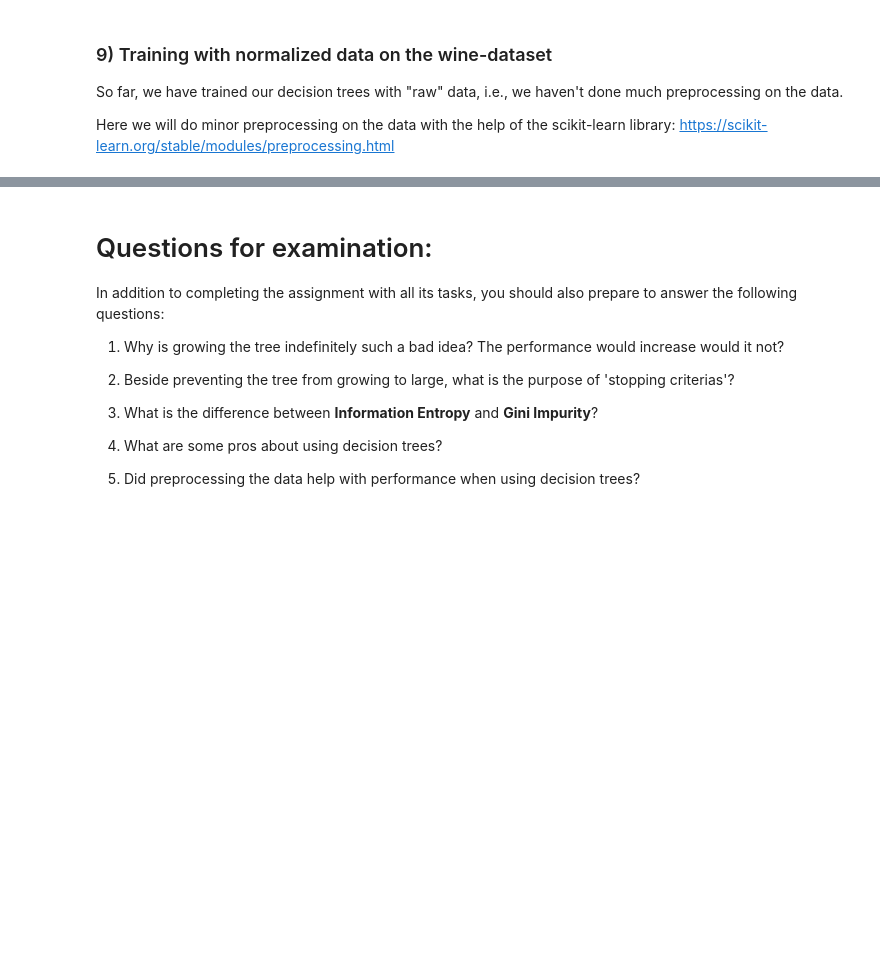
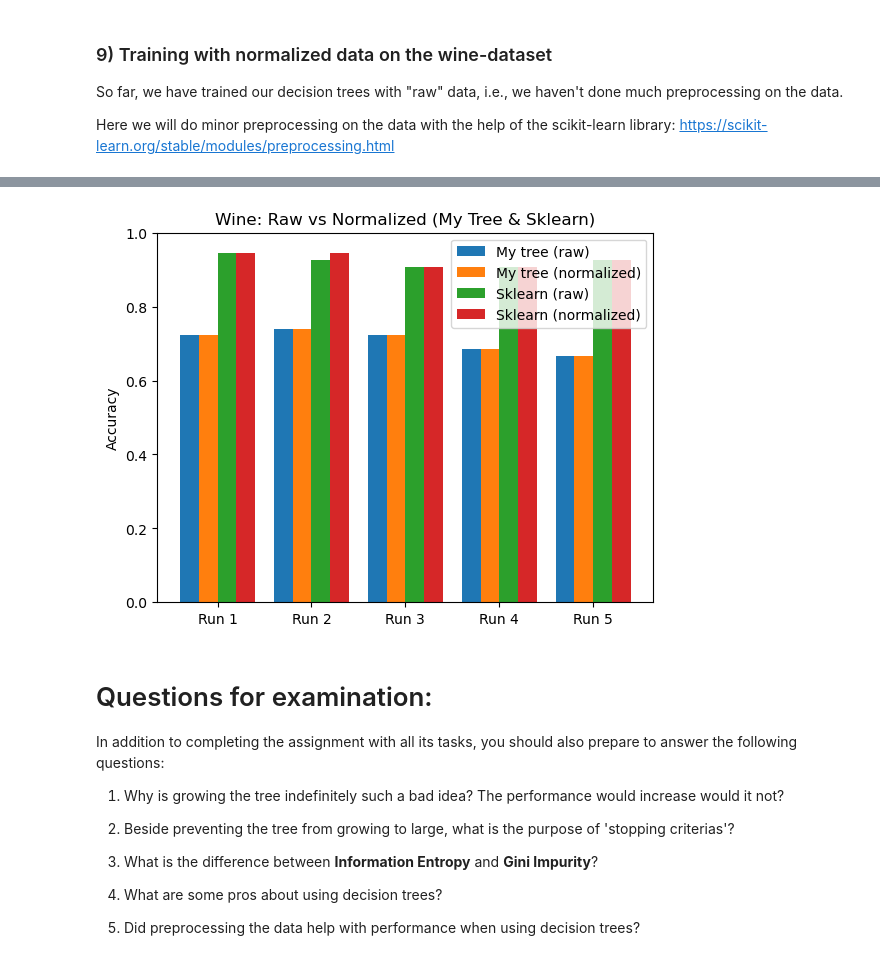
Before and after one commit to EdiOne07/Decision-Trees-Algorithm, a Jupyter notebook: ML-Assignment 2 - Student names.ipynb, the cells around one changed output, grey strips where cells are left out. Saved outputs shown, nothing was run; the diff lists cells and outputs as text; code cells hidden in the pictures; blank space fills up the shorter version.

```diff
--- a/ML-Assignment 2 - Student names.ipynb
+++ b/ML-Assignment 2 - Student names.ipynb
@@ -467,0 +472,77 @@ from sklearn import preprocessing
+# %%
+from sklearn import preprocessing
+
+data_wine = pd.read_csv("wine.csv", skiprows=[1]).to_numpy()
+X = data_wine[:, :-1].astype(float)
+y = data_wine[:, -1]
+
+n_runs = 5
+
+my_accs_raw = []
+my_accs_norm = []
+
+sk_accs_raw = []
+sk_accs_norm = []
+
+for i in range(n_runs):
+    # ---- split (raw) ----
+    X_train, X_test, y_train, y_test = train_test_split(
+        X, y, test_size=0.3, shuffle=True, random_state=i
+    )
+
+    # ---- split (normalized) ----
+    scaler = preprocessing.MinMaxScaler()
+    X_train_norm = scaler.fit_transform(X_train)
+    X_test_norm = scaler.transform(X_test)
+
+    # ===== My tree: RAW =====
+    train_data_raw = np.column_stack((X_train, y_train))
+    tree_raw = grow_tree(train_data_raw, feature_types_wine, max_depth=5, min_samples=2)
+    y_pred_my_raw = np.array([predict_with_tree(tree_raw, s, feature_types_wine) for s in X_test])
+    my_accs_raw.append(accuracy_score(y_test, y_pred_my_raw))
+
+    # ===== My tree: NORMALIZED =====
+    train_data_norm = np.column_stack((X_train_norm, y_train))
+    tree_norm = grow_tree(train_data_norm, feature_types_wine, max_depth=5, min_samples=2)
+    y_pred_my_norm = np.array([predict_with_tree(tree_norm, s, feature_types_wine) for s in X_test_norm])
+    my_accs_norm.append(accuracy_score(y_test, y_pred_my_norm))
+
+    # ===== Sklearn: RAW  =====
+    sk_model_raw = DecisionTreeClassifier(max_depth=5, random_state=i)
+    sk_model_raw.fit(X_train, y_train)
+    y_pred_sk_raw = sk_model_raw.predict(X_test)
+    sk_accs_raw.append(accuracy_score(y_test, y_pred_sk_raw))
+
+    # ===== Sklearn: NORMALIZED  =====
+    sk_model_norm = DecisionTreeClassifier(max_depth=5, random_state=i)
+    sk_model_norm.fit(X_train_norm, y_train)
+    y_pred_sk_norm = sk_model_norm.predict(X_test_norm)
+    sk_accs_norm.append(accuracy_score(y_test, y_pred_sk_norm))
+
+print("My tree RAW accuracies:", my_accs_raw)
+print("My tree NORM accuracies:", my_accs_norm)
+print("My mean RAW:", np.mean(my_accs_raw))
+print("My mean NORM:", np.mean(my_accs_norm))
+
+print("Sklearn RAW accuracies:", sk_accs_raw)
+print("Sklearn NORM accuracies:", sk_accs_norm)
+print("Sklearn mean RAW:", np.mean(sk_accs_raw))
+print("Sklearn mean NORM:", np.mean(sk_accs_norm))
+
+# ---- Plot ----
+x = np.arange(n_runs)
+bar_width = 0.2
+
+plt.figure()
+plt.bar(x - 1.5*bar_width, my_accs_raw,  width=bar_width, label="My tree (raw)")
+plt.bar(x - 0.5*bar_width, my_accs_norm, width=bar_width, label="My tree (normalized)")
+plt.bar(x + 0.5*bar_width, sk_accs_raw,  width=bar_width, label="Sklearn (raw)")
+plt.bar(x + 1.5*bar_width, sk_accs_norm, width=bar_width, label="Sklearn (normalized)")
+
+plt.xticks(x, [f"Run {i+1}" for i in range(n_runs)])
+plt.ylim(0, 1)
+plt.ylabel("Accuracy")
+plt.title("Wine: Raw vs Normalized (My Tree & Sklearn)")
+plt.legend()
+plt.show()
+# %% [output]
@@ -468,3 +557,4 @@ from sklearn import preprocessing
+[figure, added]
 # %% [markdown]
 # Questions for examination:
 
```
Also changed, not shown: parts of 19 cells of this notebook.
